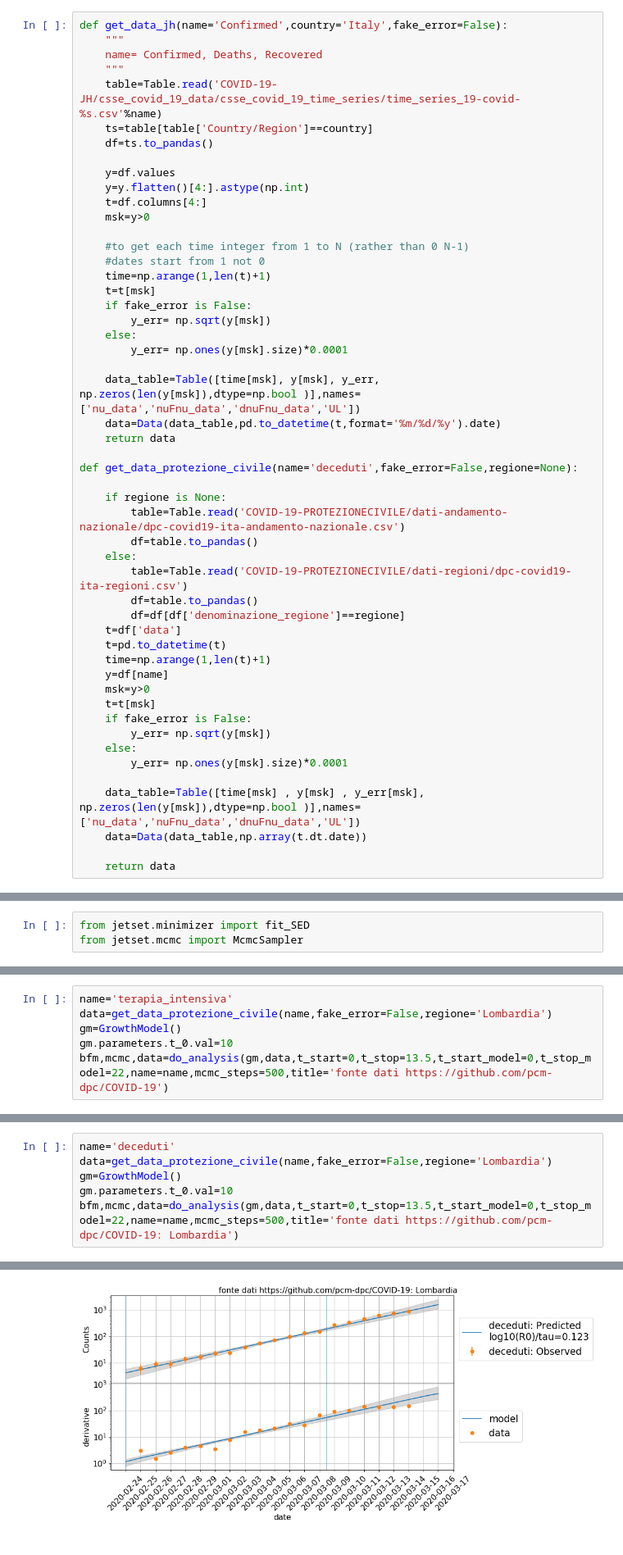
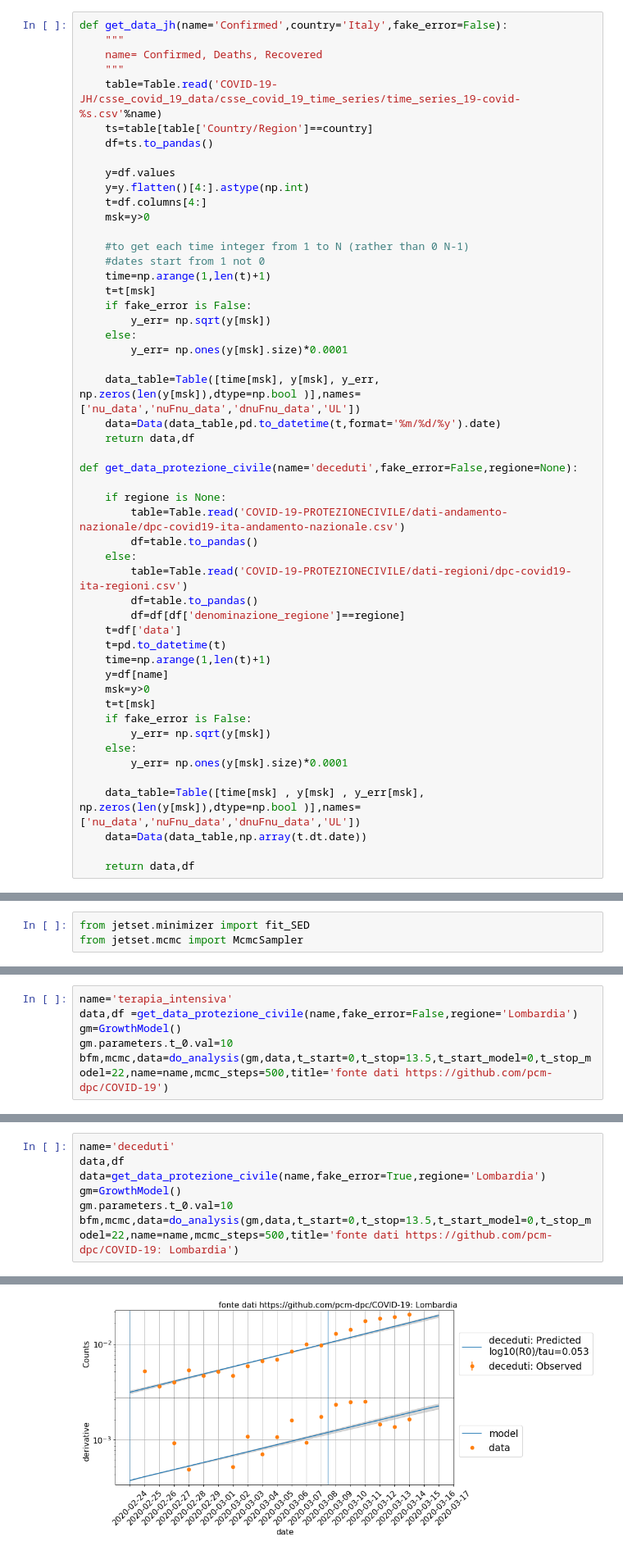
Before and after one commit to andreatramacere/covid19-analysis, a Jupyter notebook: covid_stat.ipynb, the cells around one changed output, grey strips where cells are left out. Shown at 82% size. Drawn from its saved outputs; the diff is of its cells as text.

```diff
--- a/covid_stat.ipynb
+++ b/covid_stat.ipynb
@@ -107,7 +107,7 @@ def get_data_jh(name='Confirmed',country='Italy',fake_error=False):
 
     data_table=Table([time[msk], y[msk], y_err, np.zeros(len(y[msk]),dtype=np.bool )],names=['nu_data','nuFnu_data','dnuFnu_data','UL'])
     data=Data(data_table,pd.to_datetime(t,format='%m/%d/%y').date)
-    return data
+    return data,df
 
 def get_data_protezione_civile(name='deceduti',fake_error=False,regione=None):
 
@@ -132,7 +132,7 @@ def get_data_protezione_civile(name='deceduti',fake_error=False,regione=None):
     data_table=Table([time[msk] , y[msk] , y_err[msk], np.zeros(len(y[msk]),dtype=np.bool )],names=['nu_data','nuFnu_data','dnuFnu_data','UL'])
     data=Data(data_table,np.array(t.dt.date))
 
-    return data
+    return data,df
 # %%
 def plot_model(mcmc,model,data,t_start_model=None, t_stop_model=None, size=10,mcmc_samples=500, labels=None,label='',title=''):
 
@@ -315,7 +315,7 @@ f=mcmc.corner_plot(quantiles=(0.16,0.5,0.84))
 [figure]
 # %%
 name='terapia_intensiva'
-data=get_data_protezione_civile(name,fake_error=False,regione='Lombardia')
+data,df =get_data_protezione_civile(name,fake_error=False,regione='Lombardia')
 gm=GrowthModel()
 gm.parameters.t_0.val=10
 bfm,mcmc,data=do_analysis(gm,data,t_start=0,t_stop=13.5,t_start_model=0,t_stop_model=22,name=name,mcmc_steps=500,title='fonte dati https://github.com/pcm-dpc/COVID-19')
@@ -334,7 +334,7 @@ mcmc run done, with 1 threads took 9.16 seconds
 [figure]
 # %%
 name='deceduti'
-data=get_data_protezione_civile(name,fake_error=False,regione='Lombardia')
+data,df data=get_data_protezione_civile(name,fake_error=True,regione='Lombardia')
 gm=GrowthModel()
 gm.parameters.t_0.val=10
 bfm,mcmc,data=do_analysis(gm,data,t_start=0,t_stop=13.5,t_start_model=0,t_stop_model=22,name=name,mcmc_steps=500,title='fonte dati https://github.com/pcm-dpc/COVID-19: Lombardia')
@@ -352,2 +352,2 @@ mcmc run done, with 1 threads took 8.76 seconds
 118 118
-[figure, old version]
+[figure, new version]
```
Also changed, not shown: parts of 8 cells of this notebook.
